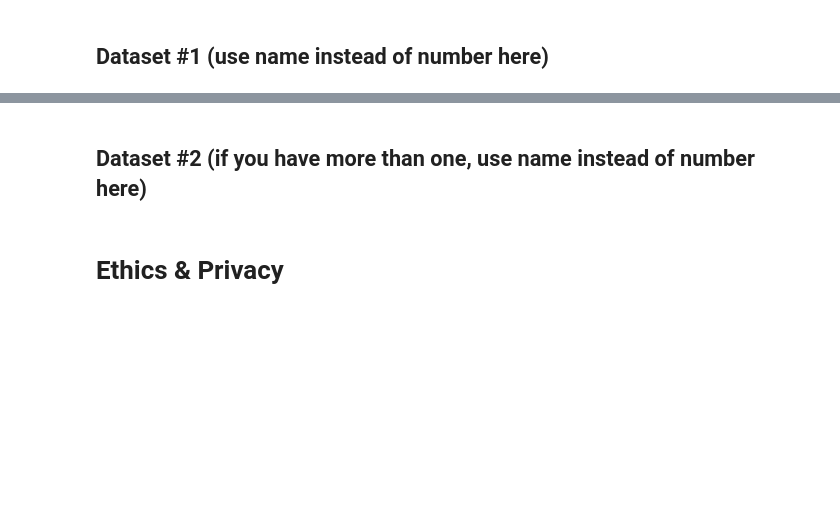
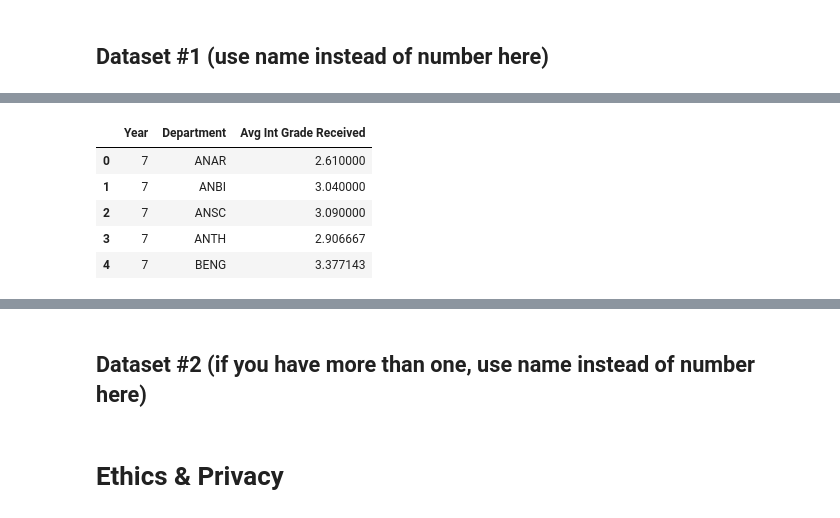
Before and after one commit to shreyaNagunuri/Grade_Inflation_UCSD_Analysis, a Jupyter notebook: DataCheckpoint_Group091_WI24.ipynb, the cells around one changed output, grey strips where cells are left out. Saved outputs shown, nothing was run; the diff lists cells and outputs as text; code cells hidden in the pictures; blank space fills up the shorter version.

```diff
--- a/DataCheckpoint_Group091_WI24.ipynb
+++ b/DataCheckpoint_Group091_WI24.ipynb
@@ -82,0 +185,11 @@ If you plan to use multiple datasets, add a few sentences about how you plan to
+# %%
+average_grade_df = drop_empty.groupby(['Year', 'Department'])['Avg Int Grade Received'].mean().reset_index()
+# %%
+average_grade_df.head()
+# %% [output]
+|  | Year | Department | Avg Int Grade Received |
+| 0 | 7 | ANAR | 2.610000 |
+| 1 | 7 | ANBI | 3.040000 |
+| 2 | 7 | ANSC | 3.090000 |
+| 3 | 7 | ANTH | 2.906667 |
+| 4 | 7 | BENG | 3.377143 |
```
Also changed, not shown: parts of 14 cells of this notebook.
